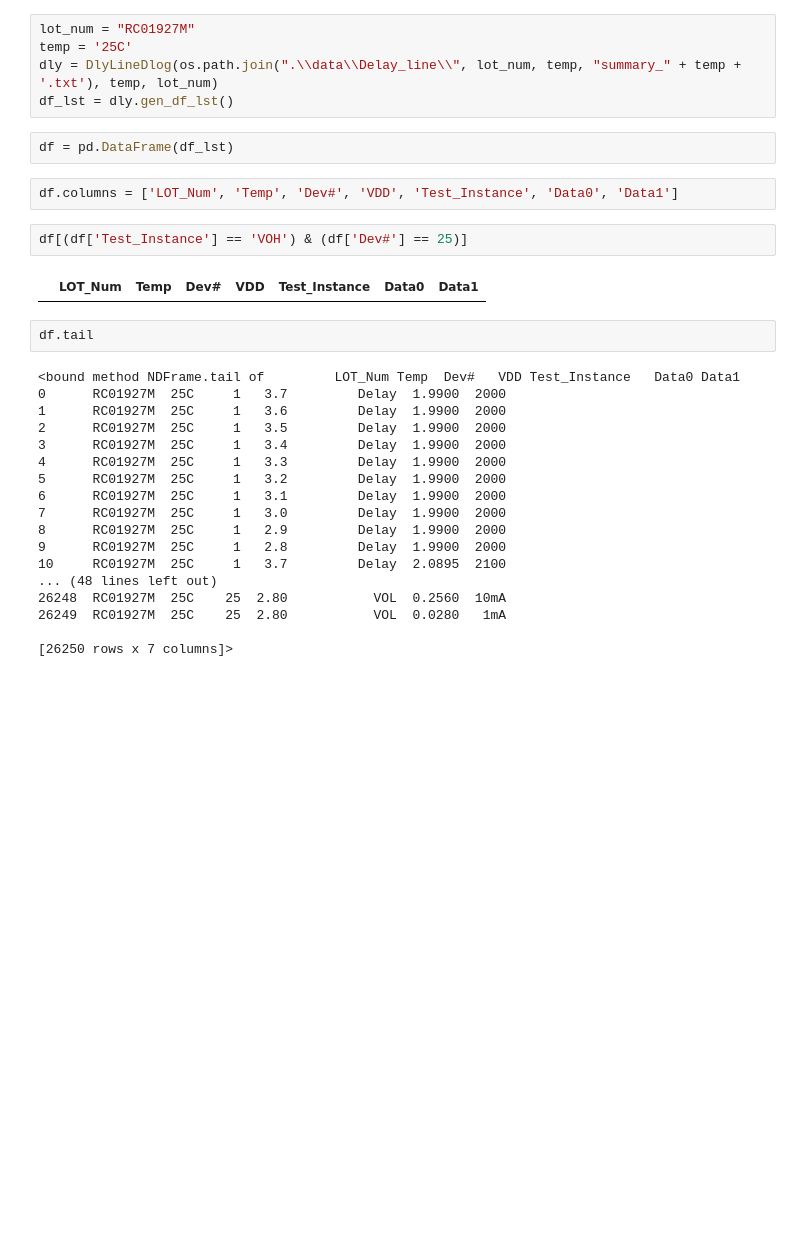
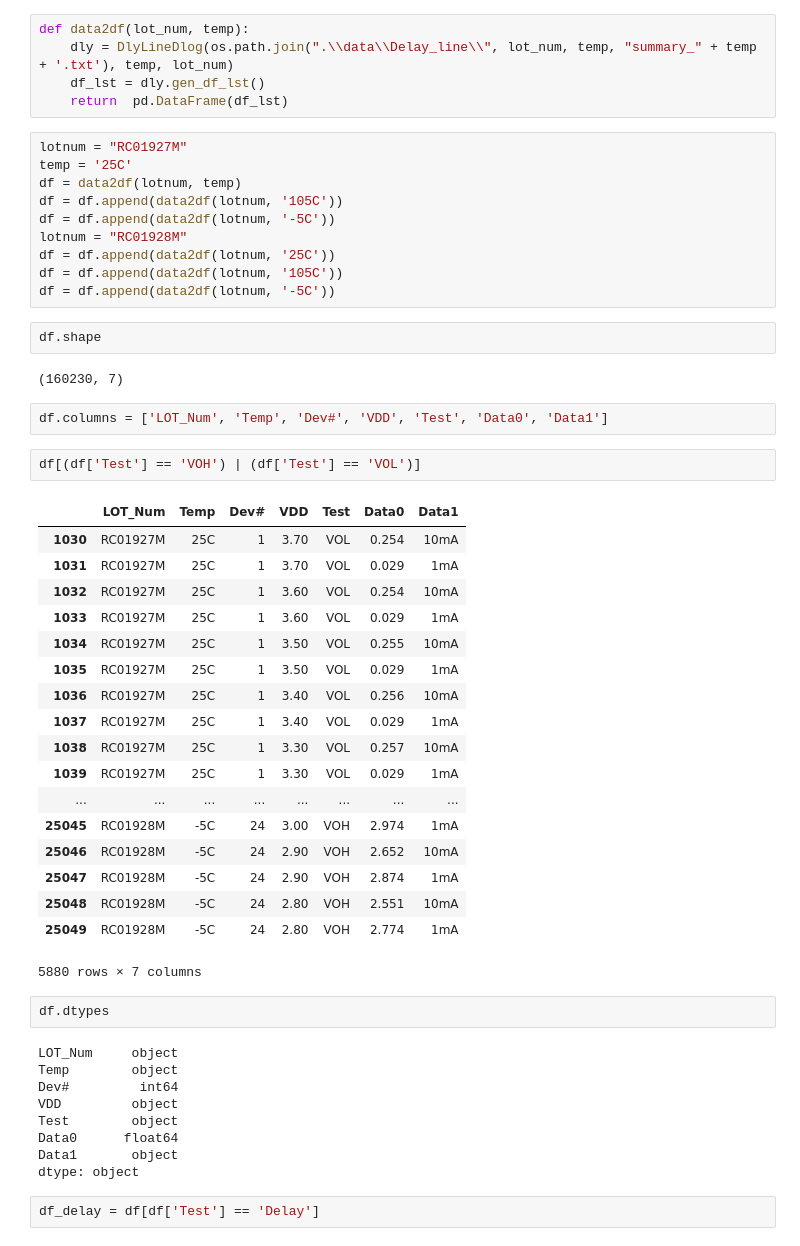
Before and after one commit to yimuguo/DlogProcess, a Jupyter notebook: dlineprocess.ipynb, the cells around one changed output. Drawn from its saved outputs; the diff is of its cells as text; blank space fills up the shorter version.

Commit message:
Slicing Pandas describe delay data in hist

```diff
--- a/dlineprocess.ipynb
+++ b/dlineprocess.ipynb
@@ -6,33 +9,55 @@ import pandas as pd
 # %%
-lot_num = "RC01927M"
-temp = '25C'
-dly = DlyLineDlog(os.path.join(".\\data\\Delay_line\\", lot_num, temp, "summary_" + temp + '.txt'), temp, lot_num)
-df_lst = dly.gen_df_lst()
+def data2df(lot_num, temp):
+    dly = DlyLineDlog(os.path.join(".\\data\\Delay_line\\", lot_num, temp, "summary_" + temp + '.txt'), temp, lot_num)
+    df_lst = dly.gen_df_lst()
+    return  pd.DataFrame(df_lst)
-# %%
-df = pd.DataFrame(df_lst)
+# %%
+lotnum = "RC01927M"
+temp = '25C'
+df = data2df(lotnum, temp)
+df = df.append(data2df(lotnum, '105C'))
+df = df.append(data2df(lotnum, '-5C'))
+lotnum = "RC01928M"
+df = df.append(data2df(lotnum, '25C'))
+df = df.append(data2df(lotnum, '105C'))
+df = df.append(data2df(lotnum, '-5C'))
+# %%
+df.shape
+# %% [output]
+(160230, 7)
 # %%
-df.columns = ['LOT_Num', 'Temp', 'Dev#', 'VDD', 'Test_Instance', 'Data0', 'Data1']
+df.columns = ['LOT_Num', 'Temp', 'Dev#', 'VDD', 'Test', 'Data0', 'Data1']
 # %%
-df[(df['Test_Instance'] == 'VOH') & (df['Dev#'] == 25)]
+df[(df['Test'] == 'VOH') | (df['Test'] == 'VOL')]
 # %% [output]
-|  | LOT_Num | Temp | Dev# | VDD | Test_Instance | Data0 | Data1 |
+|  | LOT_Num | Temp | Dev# | VDD | Test | Data0 | Data1 |
+| 1030 | RC01927M | 25C | 1 | 3.70 | VOL | 0.254 | 10mA |
+| 1031 | RC01927M | 25C | 1 | 3.70 | VOL | 0.029 | 1mA |
+| 1032 | RC01927M | 25C | 1 | 3.60 | VOL | 0.254 | 10mA |
+| 1033 | RC01927M | 25C | 1 | 3.60 | VOL | 0.029 | 1mA |
+| 1034 | RC01927M | 25C | 1 | 3.50 | VOL | 0.255 | 10mA |
+| 1035 | RC01927M | 25C | 1 | 3.50 | VOL | 0.029 | 1mA |
+| 1036 | RC01927M | 25C | 1 | 3.40 | VOL | 0.256 | 10mA |
+| 1037 | RC01927M | 25C | 1 | 3.40 | VOL | 0.029 | 1mA |
+| 1038 | RC01927M | 25C | 1 | 3.30 | VOL | 0.257 | 10mA |
+| 1039 | RC01927M | 25C | 1 | 3.30 | VOL | 0.029 | 1mA |
+| ... | ... | ... | ... | ... | ... | ... | ... |
+| 25045 | RC01928M | -5C | 24 | 3.00 | VOH | 2.974 | 1mA |
+| 25046 | RC01928M | -5C | 24 | 2.90 | VOH | 2.652 | 10mA |
+| 25047 | RC01928M | -5C | 24 | 2.90 | VOH | 2.874 | 1mA |
+| 25048 | RC01928M | -5C | 24 | 2.80 | VOH | 2.551 | 10mA |
+| 25049 | RC01928M | -5C | 24 | 2.80 | VOH | 2.774 | 1mA |
+5880 rows × 7 columns
 # %%
-df.tail
+df.dtypes
 # %% [output]
-<bound method NDFrame.tail of         LOT_Num Temp  Dev#   VDD Test_Instance   Data0 Data1
-0      RC01927M  25C     1   3.7         Delay  1.9900  2000
-1      RC01927M  25C     1   3.6         Delay  1.9900  2000
-2      RC01927M  25C     1   3.5         Delay  1.9900  2000
-3      RC01927M  25C     1   3.4         Delay  1.9900  2000
-4      RC01927M  25C     1   3.3         Delay  1.9900  2000
-5      RC01927M  25C     1   3.2         Delay  1.9900  2000
-6      RC01927M  25C     1   3.1         Delay  1.9900  2000
-7      RC01927M  25C     1   3.0         Delay  1.9900  2000
-8      RC01927M  25C     1   2.9         Delay  1.9900  2000
-9      RC01927M  25C     1   2.8         Delay  1.9900  2000
-10     RC01927M  25C     1   3.7         Delay  2.0895  2100
-... (48 lines left out)
-26248  RC01927M  25C    25  2.80           VOL  0.2560  10mA
-26249  RC01927M  25C    25  2.80           VOL  0.0280   1mA
-
-[26250 rows x 7 columns]>
+LOT_Num     object
+Temp        object
+Dev#         int64
+VDD         object
+Test        object
+Data0      float64
+Data1       object
+dtype: object
+# %%
+df_delay = df[df['Test'] == 'Delay']
```
Also changed, not shown: parts of 13 cells of this notebook, 9 other files.
